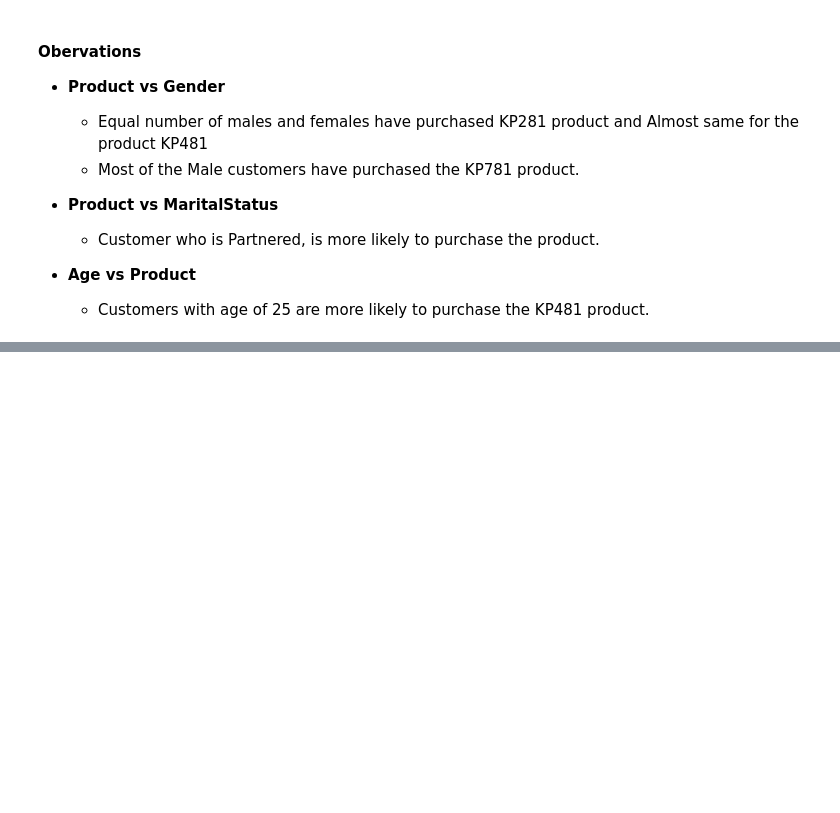
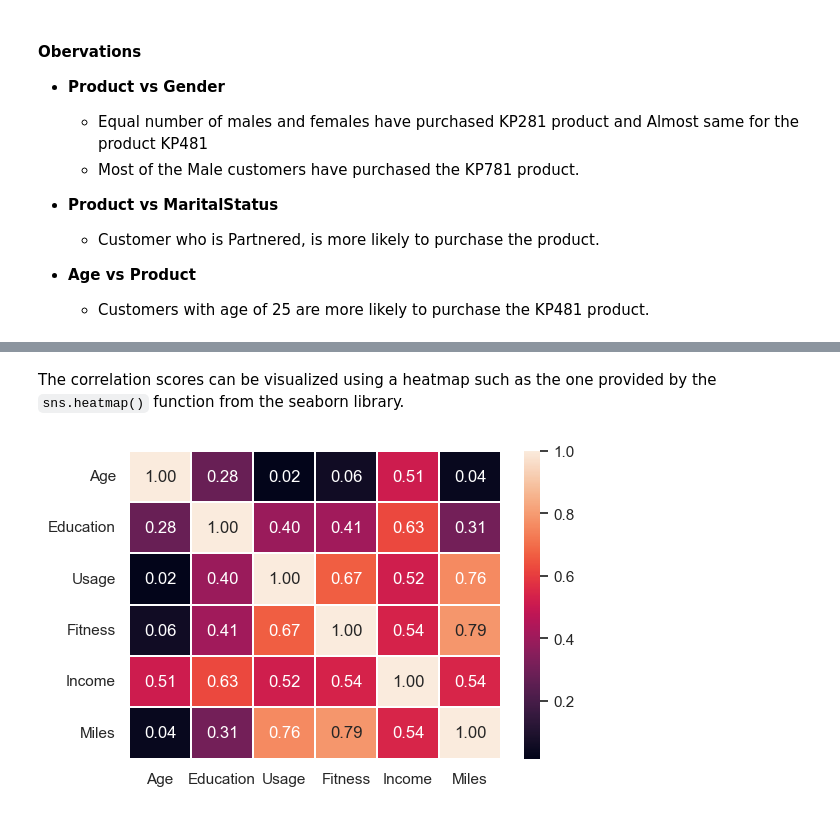
Before and after one commit to tugceturkkal/Data-Projects, a Jupyter notebook: Treadmill Buyer Profile.ipynb, the cells around one changed output, grey strips where cells are left out. Cells and saved outputs as stored; diff of their text form; code cells hidden in the pictures; blank space fills up the shorter version.

```diff
--- a/Treadmill Buyer Profile.ipynb
+++ b/Treadmill Buyer Profile.ipynb
@@ -413,0 +506,9 @@ plt.show()
+# %% [markdown]
+The correlation scores can be visualized using a heatmap such as the one provided by the `sns.heatmap()` function from the seaborn library.
+# %%
+fig, ax = plt.subplots(figsize = (6,4))
+sns.set(color_codes = True)
+sns.heatmap(aerofit_treadmill_data.corr(), ax = ax, annot = True, linewidths = 0.05, fmt = '0.2f')
+plt.show()
+# %% [output]
+[figure, added]
```
Also changed, not shown: parts of 14 cells of this notebook.
